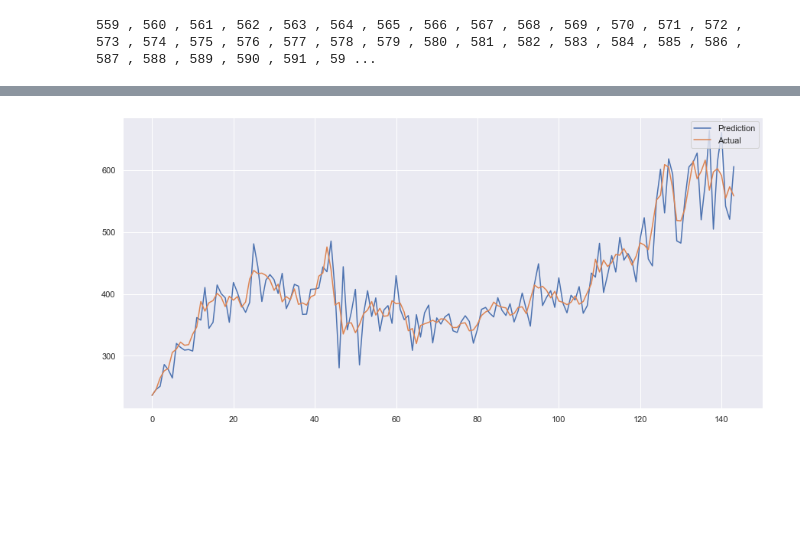
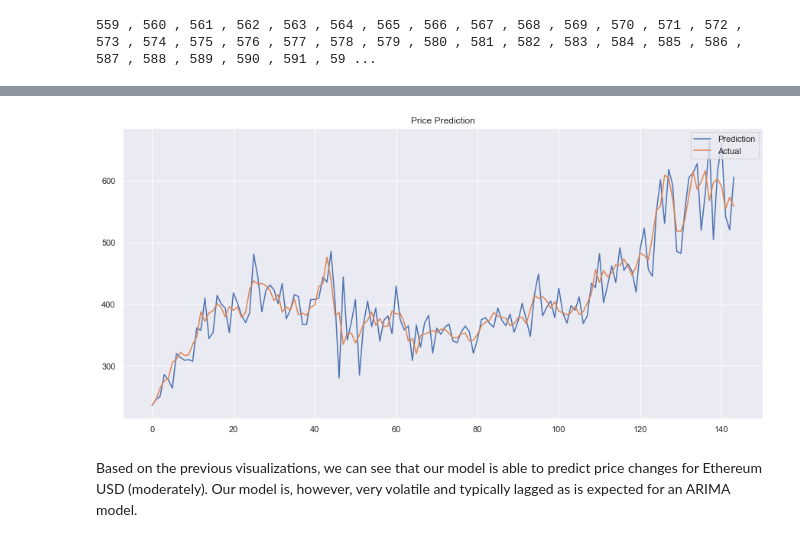
Before and after one commit to leonardosavasta/ethereum_analysis, a Jupyter notebook: DataExploration.ipynb, the cells around one changed output, grey strips where cells are left out. Cells and saved outputs as stored; diff of their text form; code cells hidden in the pictures; blank space fills up the shorter version.

```diff
--- a/DataExploration.ipynb
+++ b/DataExploration.ipynb
@@ -163,24 +164,24 @@ for index, day in test_data.iterrows():
 # We get rid of the last 2 predictions (we do not have enough data to validate)
 phat_one = np.array([p.iloc[0] for p in pred])[:-2]
 # %%
-def get_difference(degree, series):
+def get_difference(order, series):
     """
-    Get the x degree difference of a series
+    Get the x order difference of a series
     """
     differences = series.copy()
-    for i in range(degree):
+    for i in range(order):
         differences = differences[1:] - differences[:-1]
     return differences
 
 
-def invert_difference(degree, differences, original):
+def invert_difference(order, differences, original):
     """
-    Given an original series and a series of differences of x degree, recreate the
+    Given an original series and a series of differences of x order, recreate the
     original series using the provided differences.
     """
-    if degree <= 1:
+    if order <= 1:
         return np.array([original[0]] + list(original[:-1] + differences))
     else:
-        calc_differences = get_difference(degree-1, original)
+        calc_differences = get_difference(order-1, original)
         calc_differences = np.array([calc_differences[0]] + list(calc_differences[:-1] + differences))
-        return invert_difference(degree-1, calc_differences, original)
+        return invert_difference(order-1, calc_differences, original)
@@ -203,8 +228,11 @@ plt.show()
 # %%
 fig, ax = plt.subplots(figsize=(15,7))
+ax.set_title("Price Prediction")
 ax.plot(invert_difference(2, np.array(phat_one), np.array(test_data['close'])), label="Prediction")
 ax.plot(np.array(test_data['close']), label="Actual")
 plt.legend(loc="upper right")
 plt.show()
 # %% [output]
-[figure, old version]
+[figure, new version]
+# %% [markdown]
+Based on the previous visualizations, we can see that our model is able to predict price changes for Ethereum USD (moderately). Our model is, however, very volatile and typically lagged as is expected for an ARIMA model.
```
Also changed, not shown: parts of 7 cells of this notebook.
